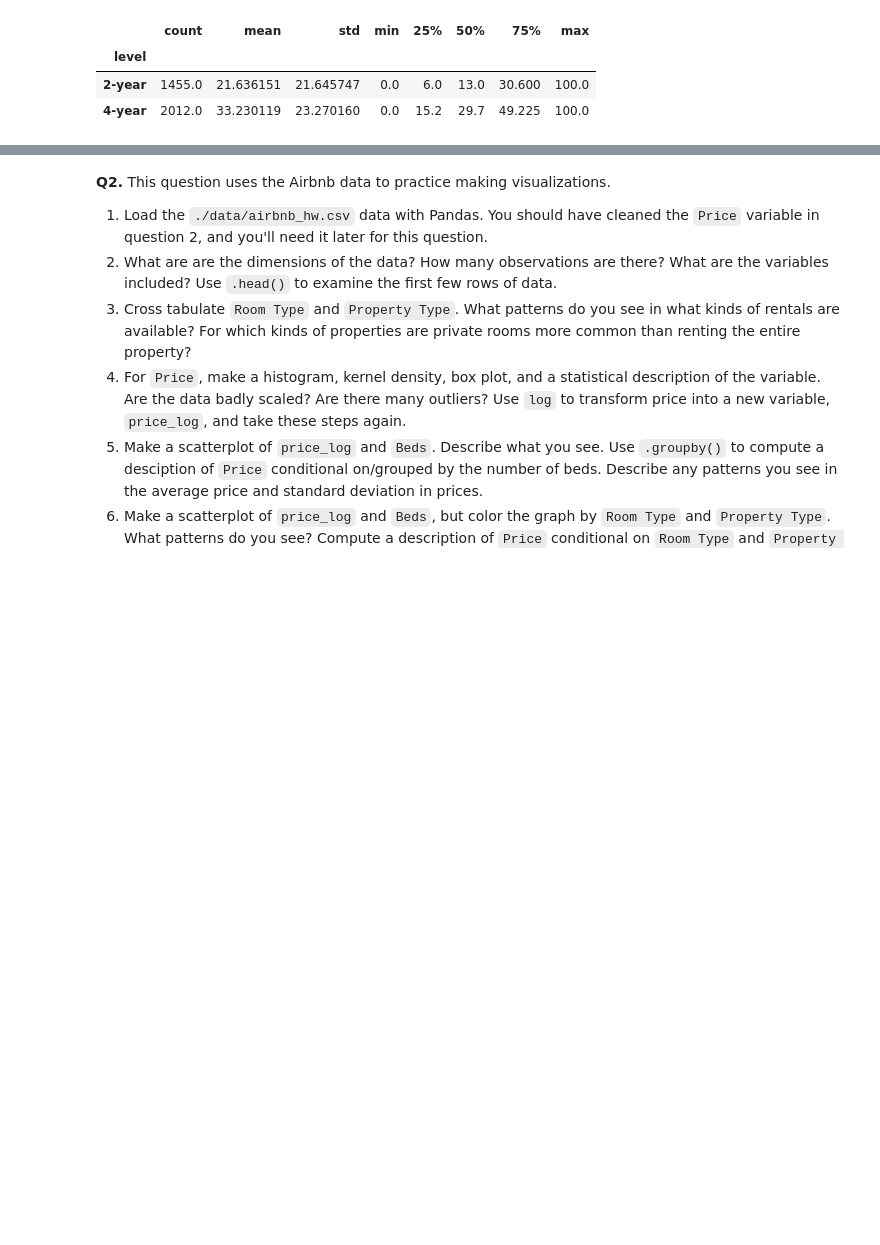
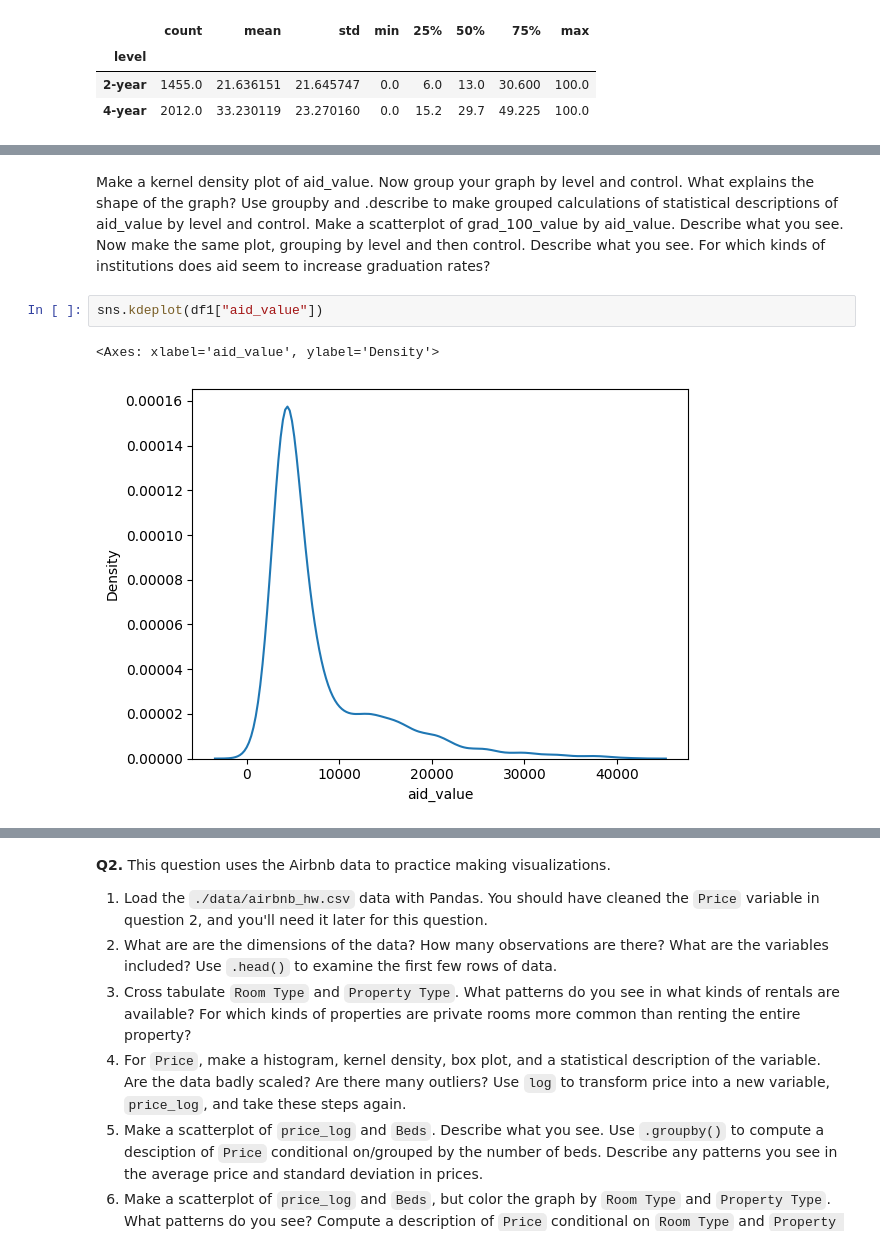
Before and after one commit to chrisjwkim/visualization, a Jupyter notebook: assignment/assignment.ipynb, the cells around one changed output, grey strips where cells are left out. Saved outputs shown, nothing was run; the diff lists cells and outputs as text; blank space fills up the shorter version.

```diff
--- a/assignment/assignment.ipynb
+++ b/assignment/assignment.ipynb
@@ -118,0 +137,8 @@ df1['grad_100_value'].groupby(df1["level"]).describe()
+# %% [markdown]
+Make a kernel density plot of aid_value. Now group your graph by level and control. What explains the shape of the graph? Use groupby and .describe to make grouped calculations of statistical descriptions of aid_value by level and control.
+Make a scatterplot of grad_100_value by aid_value. Describe what you see. Now make the same plot, grouping by level and then control. Describe what you see. For which kinds of institutions does aid seem to increase graduation rates?
+# %%
+sns.kdeplot(df1["aid_value"])
+# %% [output]
+<Axes: xlabel='aid_value', ylabel='Density'>
+[figure, added]
```
Also changed, not shown: parts of 8 cells of this notebook.
